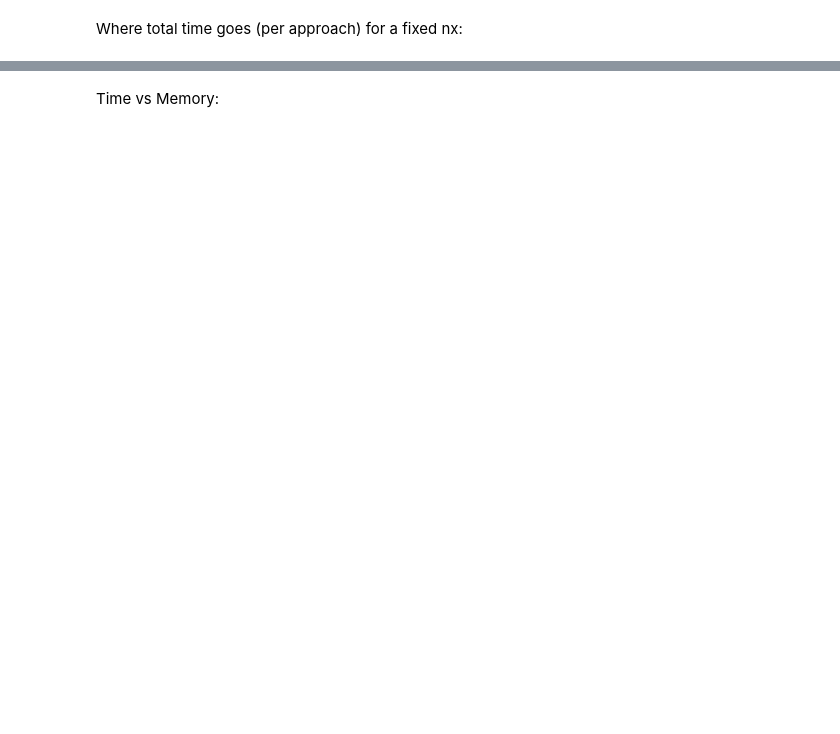
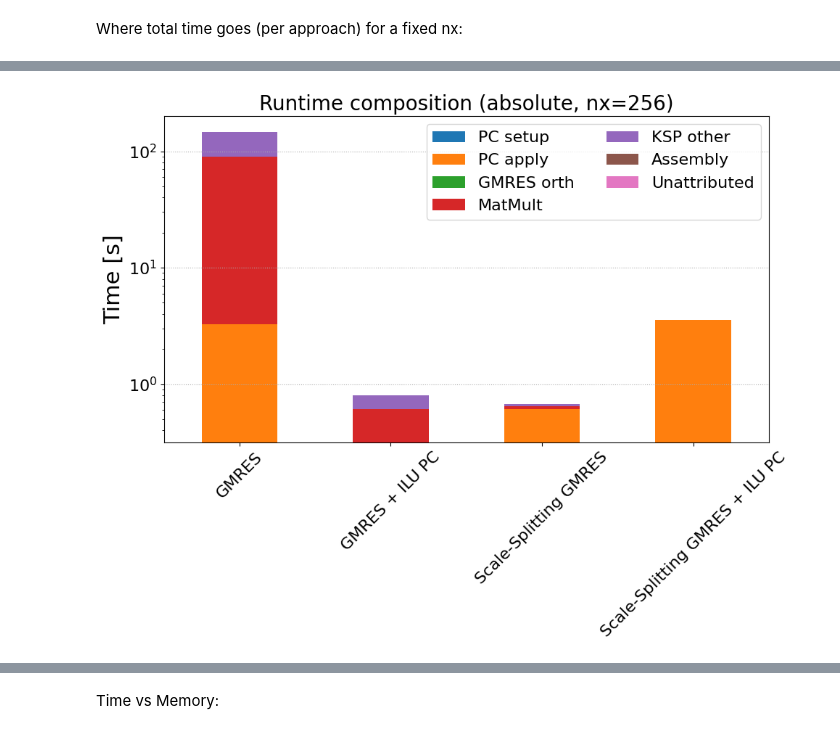
Before and after one commit to ThermoPhase-FCSRG/perphil, a Jupyter notebook: notebooks/petsc-profiling-time-benchmarks.ipynb, the cells around one changed output, grey strips where cells are left out. Cells and saved outputs as stored; diff of their text form; code cells hidden in the pictures; blank space fills up the shorter version.

Commit message:
Update some plots config in petsc profiling 2D conforming

```diff
--- a/notebooks/petsc-profiling-time-benchmarks.ipynb
+++ b/notebooks/petsc-profiling-time-benchmarks.ipynb
@@ -28,7 +28,16 @@ RESULTS_PATH = Path("results-conforming-2d/petsc_profiling")
 # %% [markdown]
 ## Parameters
 # %%
-mesh_sizes: List[int] = [4, 8, 16, 32, 64, 128]  # this is the one for final results
+# mesh_sizes: List[int] = [4, 8, 16, 32, 64, 128]  # this is the one for final results
+mesh_sizes: List[int] = [
+    4,
+    8,
+    16,
+    32,
+    64,
+    128,
+    256,
+]  # this is the one for final results
 # mesh_sizes: List[int] = [4, 8, 16, 32, 64]
 # mesh_sizes: List[int] = [4, 8, 16, 32]
 # mesh_sizes: List[int] = [5, 10, 15, 20]
@@ -38,7 +47,7 @@ approaches: List[Approach] = [
     Approach.GMRES_ILU,
     Approach.SS_GMRES,
     Approach.SS_GMRES_ILU,
-    Approach.PICARD_MUMPS,
+    # Approach.PICARD_MUMPS,
     Approach.MONOLITHIC_MUMPS,
 ]
 extra_events: List[str] = []
@@ -289,33 +355,36 @@ def _partition_row_wall(r):
             "GMRES orth": gmres_orth_ex,
             "MatMult": matmult_ex,
             "KSP other": ksp_other,
             "Assembly": assembly_ex,
             "Unattributed": unattributed,
         }
     )
 
 
 parts = dft.apply(_partition_row_wall, axis=1)
 
 # Sanity: rows sum to wall time_total
 err = (parts.sum(axis=1) - dft["time_total"].astype(float)).abs()
 assert (err < 1e-9).all() or (err / dft["time_total"].replace(0, np.nan) < 1e-6).all()
 
 # Plot absolute seconds (stack sums to time_total)
 parts.index = dft["approach"].astype(str).values
 ax = parts.plot(
     kind="bar",
     stacked=True,
     figsize=(10, 8),
     title=f"Runtime composition (absolute, nx={nx_target})",
     rot=45,
+    logy=True,
 )
 ax.set_ylabel("Time [s]")
 ax.legend(loc="upper right", ncols=2)
 ax.grid(axis="y", ls=":")
 plt.tight_layout()
 plt.savefig(RESULTS_PATH / f"time_breakdown_wall_absolute_nx{nx_target}.png")
 plt.show()
+# %% [output]
+[figure, added]
 # %%
 comp = pd.DataFrame(
     {
```
Also changed, not shown: parts of 19 cells of this notebook, 1 other file.
